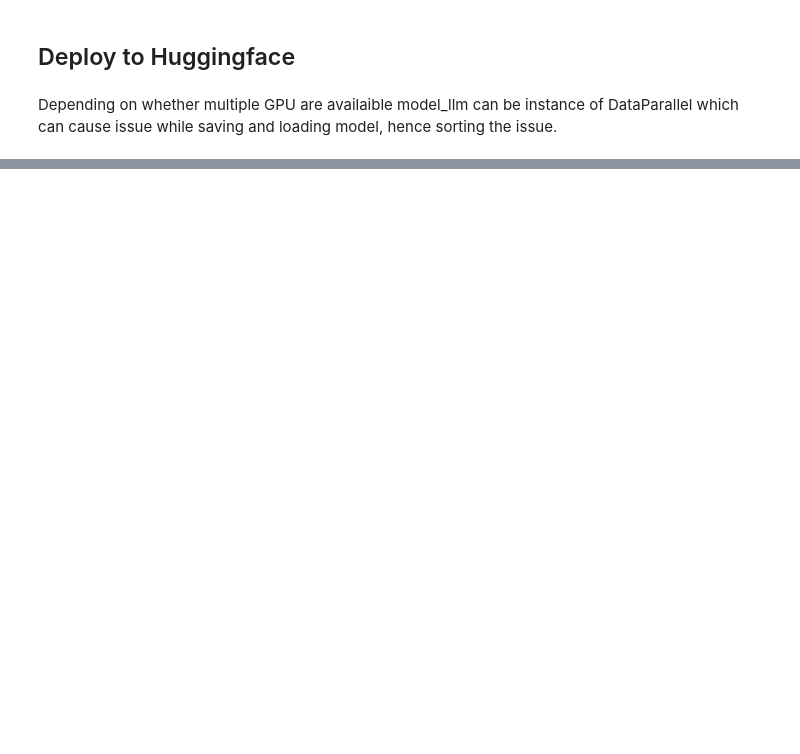
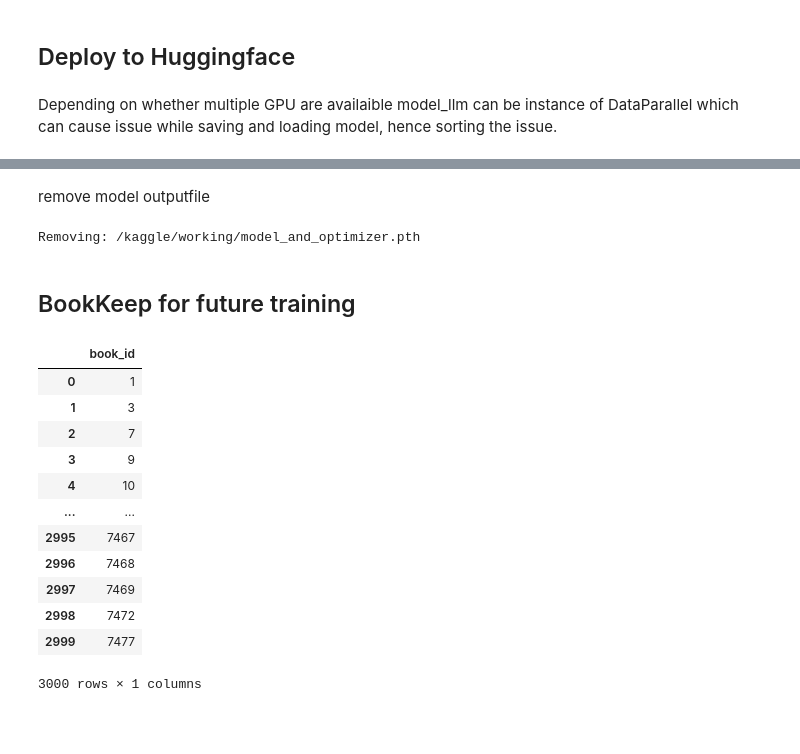
Before and after one commit to pankajr141/llm, a Jupyter notebook: examples/training_llm.ipynb, the cells around one changed output, grey strips where cells are left out. Drawn from its saved outputs; the diff is of its cells as text; code cells hidden in the pictures; blank space fills up the shorter version.

```diff
--- a/examples/training_llm.ipynb
+++ b/examples/training_llm.ipynb
@@ -65,11 +69,10 @@ gutenberg_book_ids = range(50000)
 # %%
-bookkeep_file = "/kaggle/input/download-gutenberg-book-dataset/guthenberg_bookkeeper.csv"
-import pandas as pd
+bookkeep_available_book_ids_file = "/kaggle/input/download-gutenberg-book-dataset/guthenberg_bookkeeper.csv"
 
-if os.path.exists(bookkeep_file):
-    df_bookkeep = pd.read_csv(bookkeep_file)
+if os.path.exists(bookkeep_available_book_ids_file):
+    df_bookkeep = pd.read_csv(bookkeep_available_book_ids_file)
     df_bookkeep = df_bookkeep[df_bookkeep['status'] == True]
     gutenberg_book_ids = df_bookkeep['book_id'].tolist()
 
-print(f"Total book_ids: {len(gutenberg_book_ids)}")
+print(f"Total book_ids after taking only available files: {len(gutenberg_book_ids)}")
 # %% [output]
@@ -279,0 +307,36 @@ CommitInfo(commit_url='https://huggingface.co/pankajr141/llm_bhasa_v1/commit/120
+# %% [markdown]
+remove model outputfile
+# %%
+if os.path.exists(model_filepath):
+    print(f"Removing: {model_filepath}")
+    os.remove(model_filepath)
+# %% [output]
+Removing: /kaggle/working/model_and_optimizer.pth
+# %% [markdown]
+## BookKeep for future training
+# %%
+# bookkeep_processed_book_ids_file
+df_bookkeep_delta = pd.DataFrame([{'book_id': book_id} for book_id in gutenberg_book_ids[0:3000]])
+
+if os.path.exists(bookkeep_processed_book_ids_file):
+    df_bookkeep = pd.read_csv(bookkeep_processed_book_ids_file)
+    df_bookkeep_delta = pd.concat([df_bookkeep, df_bookkeep_delta], axis=0)
+
+df_bookkeep_delta.to_csv(os.path.basename(bookkeep_processed_book_ids_file), index=False)
+df_bookkeep_delta
+# %% [output]
+|  | book_id |
+| 0 | 1 |
+| 1 | 3 |
+| 2 | 7 |
+| 3 | 9 |
+| 4 | 10 |
+| ... | ... |
+| 2995 | 7467 |
+| 2996 | 7468 |
+| 2997 | 7469 |
+| 2998 | 7472 |
+| 2999 | 7477 |
+3000 rows × 1 columns
+# %% [markdown]
+#
```
Also changed, not shown: parts of 19 cells of this notebook.
